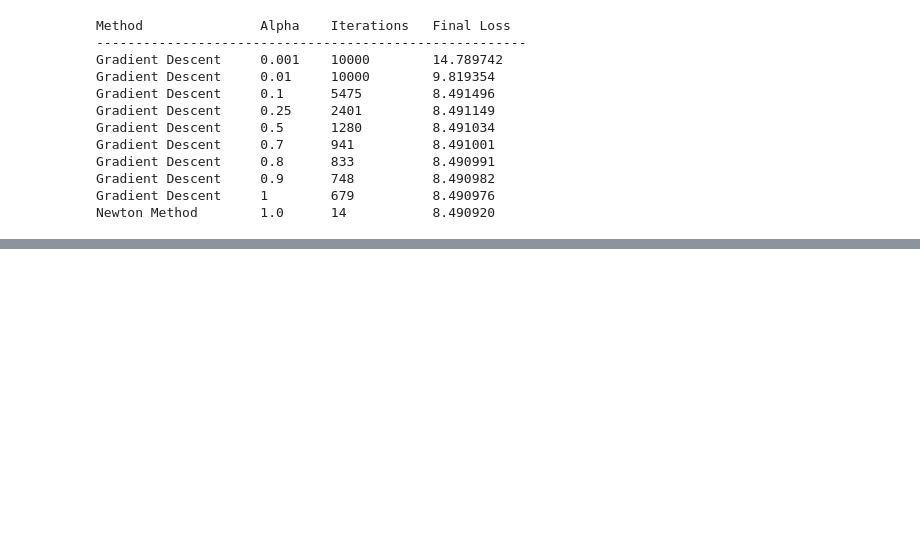
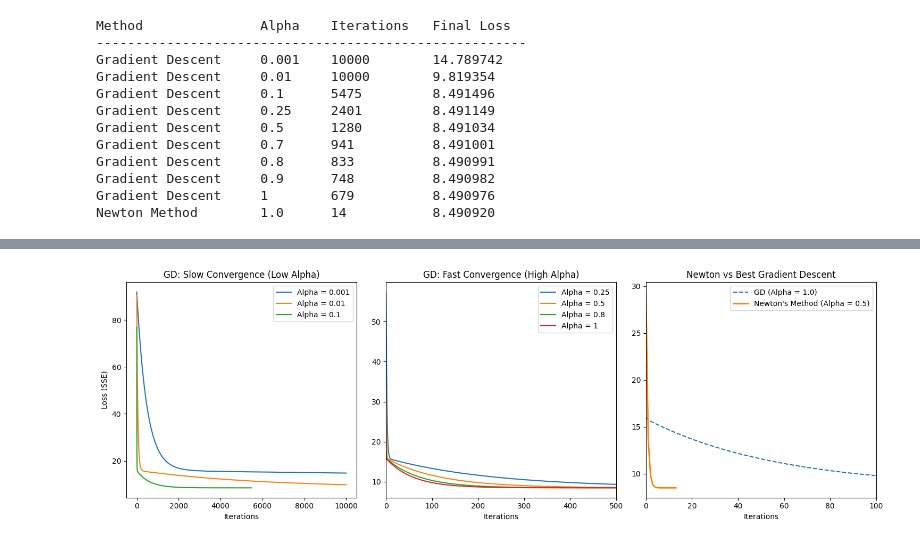
Before and after one commit to Joo-Ashraf1/Gradient-Newton-Comparison, a Jupyter notebook: Optimization.ipynb, the cells around one changed output, grey strips where cells are left out. Cells and saved outputs as stored; diff of their text form; code cells hidden in the pictures; blank space fills up the shorter version.

```diff
--- a/Optimization.ipynb
+++ b/Optimization.ipynb
@@ -246,0 +283,35 @@ Newton Method        1.0      14           8.490920
+# %%
+# 1. Plot Loss over Iterations for different Gradient Descent Alphas
+plt.figure(figsize=(15, 5))
+
+# Subplot 1: Low alphas (Slow convergence)
+plt.subplot(1, 3, 1)
+for alpha in [0.001, 0.01, 0.1]:
+    plt.plot(gd_results[alpha]['loss_history'], label=f'Alpha = {alpha}')
+plt.title('GD: Slow Convergence (Low Alpha)')
+plt.xlabel('Iterations')
+plt.ylabel('Loss (SSE)')
+plt.legend()
+
+# Subplot 2: High alphas (Fast convergence)
+plt.subplot(1, 3, 2)
+for alpha in [0.25, 0.5, 0.8, 1]:
+    plt.plot(gd_results[alpha]['loss_history'], label=f'Alpha = {alpha}')
+plt.title('GD: Fast Convergence (High Alpha)')
+plt.xlabel('Iterations')
+plt.xlim(0, 500) # Zoom in to see the fast drop
+plt.legend()
+
+# Subplot 3: Newton's Method vs Best GD
+plt.subplot(1, 3, 3)
+plt.plot(gd_results[1]['loss_history'], label='GD (Alpha = 1.0)', linestyle='--')
+plt.plot(n_loss_hist, label="Newton's Method (Alpha = 0.5)", linewidth=2)
+plt.title("Newton vs Best Gradient Descent")
+plt.xlabel('Iterations')
+plt.xlim(0, 100)
+plt.legend()
+
+plt.tight_layout()
+plt.show()
+# %% [output]
+[figure, added]
```
Also changed, not shown: parts of 1 cell of this notebook.
